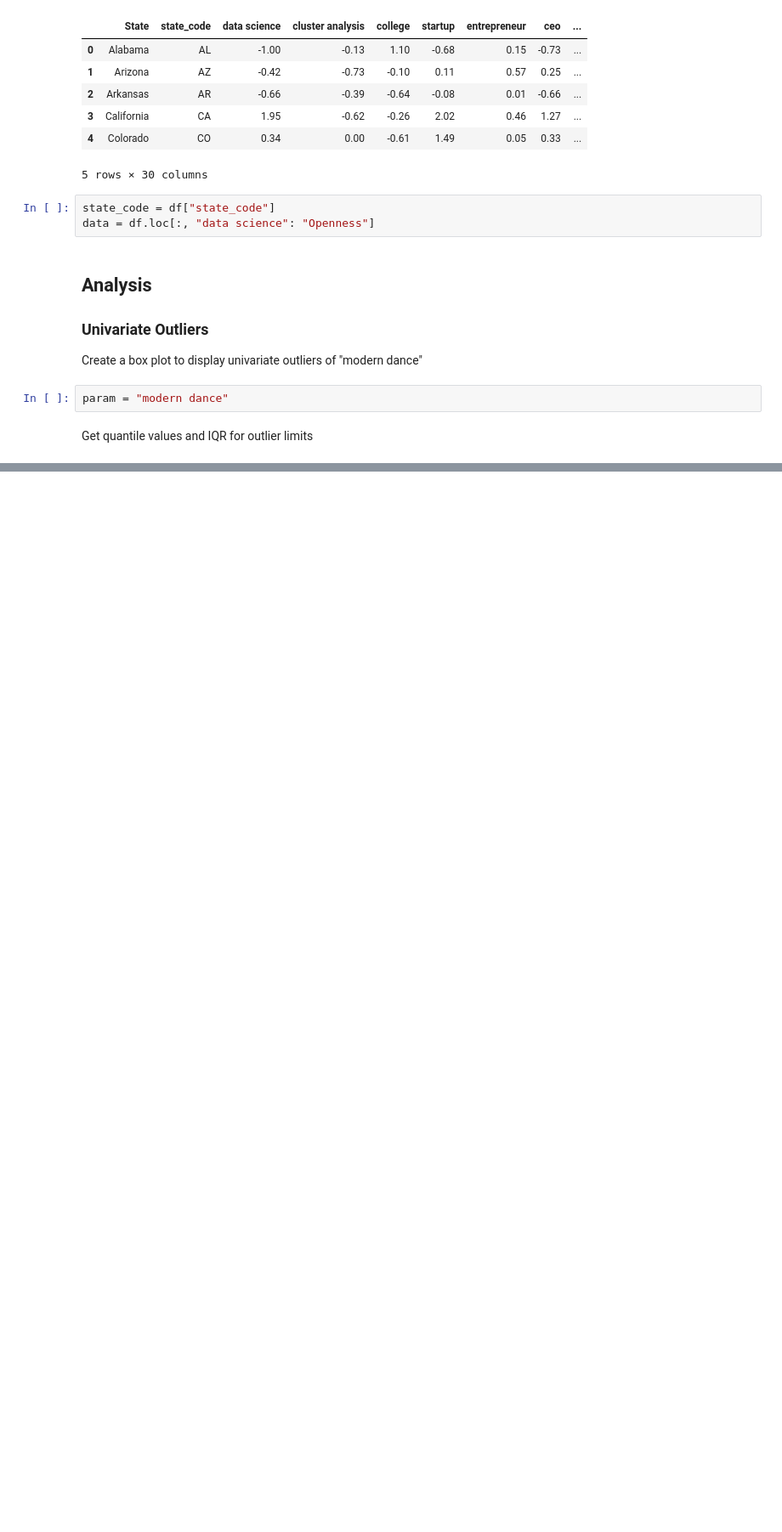
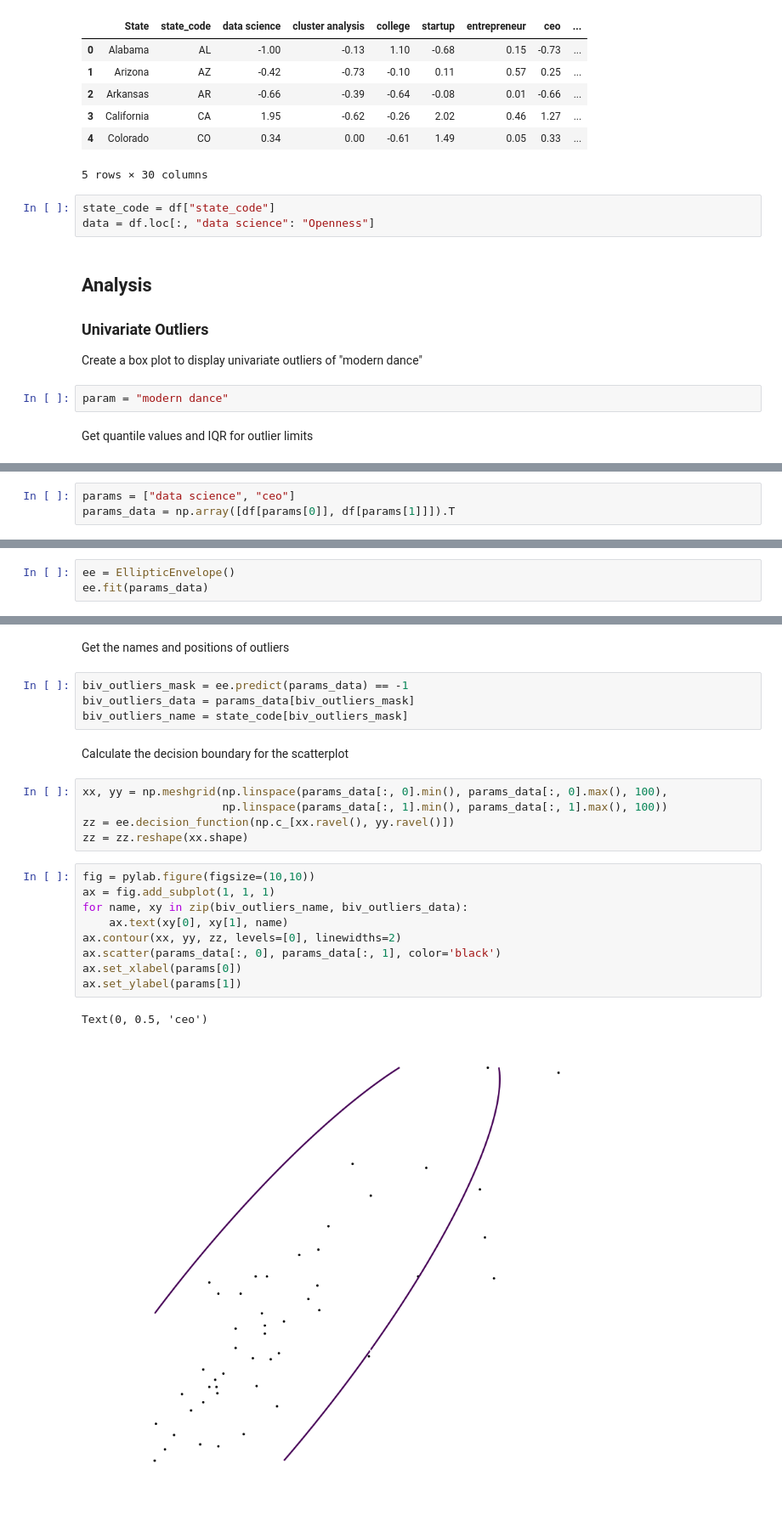
Before and after one commit to RyanLBuchanan/D206_Data_Cleaning, a Jupyter notebook: Learning_Resources/Data_Science_Foundations_Data_Mining/Anomaly_Detection.ipynb, the cells around one changed output, grey strips where cells are left out. Shown at 85% size. Saved outputs shown, nothing was run; the diff lists cells and outputs as text; blank space fills up the shorter version.

```diff
--- a/Learning_Resources/Data_Science_Foundations_Data_Mining/Anomaly_Detection.ipynb
+++ b/Learning_Resources/Data_Science_Foundations_Data_Mining/Anomaly_Detection.ipynb
@@ -57,0 +86,3 @@ Get quantile values and IQR for outlier limits
+# %%
+params = ["data science", "ceo"]
+params_data = np.array([df[params[0]], df[params[1]]]).T
@@ -57,0 +91,3 @@ Get quantile values and IQR for outlier limits
+# %%
+ee = EllipticEnvelope()
+ee.fit(params_data)
@@ -57,0 +97,25 @@ Get quantile values and IQR for outlier limits
+# %% [markdown]
+Get the names and positions of outliers
+# %%
+biv_outliers_mask = ee.predict(params_data) == -1
+biv_outliers_data = params_data[biv_outliers_mask]
+biv_outliers_name = state_code[biv_outliers_mask]
+# %% [markdown]
+Calculate the decision boundary for the scatterplot
+# %%
+xx, yy = np.meshgrid(np.linspace(params_data[:, 0].min(), params_data[:, 0].max(), 100),
+                     np.linspace(params_data[:, 1].min(), params_data[:, 1].max(), 100))
+zz = ee.decision_function(np.c_[xx.ravel(), yy.ravel()])
+zz = zz.reshape(xx.shape)
+# %%
+fig = pylab.figure(figsize=(10,10))
+ax = fig.add_subplot(1, 1, 1)
+for name, xy in zip(biv_outliers_name, biv_outliers_data):
+    ax.text(xy[0], xy[1], name)
+ax.contour(xx, yy, zz, levels=[0], linewidths=2)
+ax.scatter(params_data[:, 0], params_data[:, 1], color='black')
+ax.set_xlabel(params[0])
+ax.set_ylabel(params[1])
+# %% [output]
+Text(0, 0.5, 'ceo')
+[figure, added]
```
Also changed, not shown: parts of 8 cells of this notebook.
